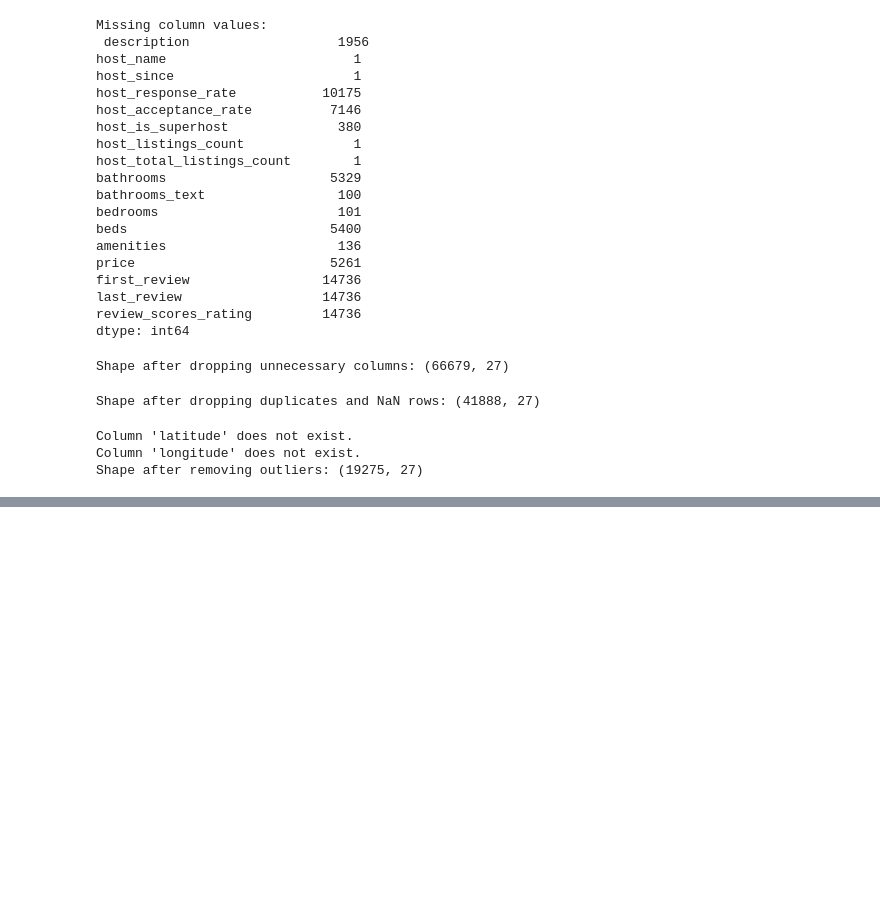
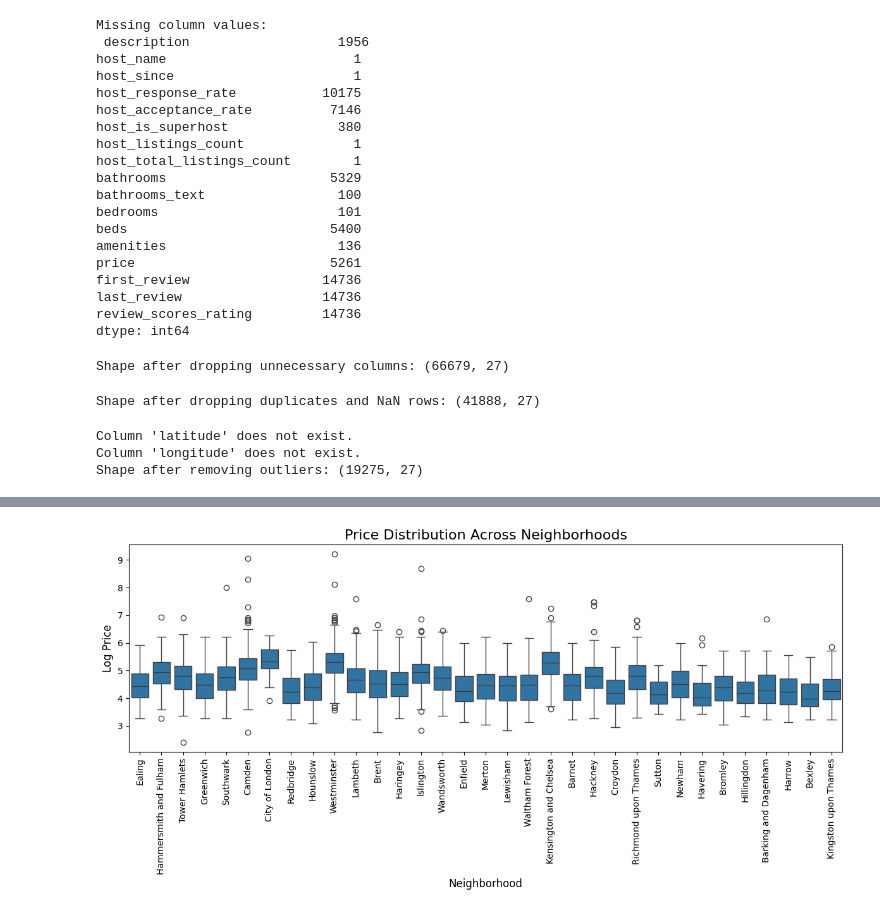
Before and after one commit to FP2003/AirBnB-Price-Prediction-System, a Jupyter notebook: fp100_jh851_solution.ipynb, the cells around one changed output, grey strips where cells are left out. Drawn from its saved outputs; the diff is of its cells as text; code cells hidden in the pictures; blank space fills up the shorter version.

```diff
--- a/fp100_jh851_solution.ipynb
+++ b/fp100_jh851_solution.ipynb
@@ -179,0 +198,22 @@ print(df.head())
+# %%
+# Prices Across Neighborhoods
+
+# Size of the graph
+plt.figure(figsize=(12, 6))
+
+# Boxplot prices across neighbourhood
+sns.boxplot(data=df, x='neighbourhood', y='price_log')
+
+# Read it horizontally
+plt.xticks(rotation=90)
+
+# Add labels and title
+plt.title('Price Distribution Across Neighborhoods', fontsize=16)
+plt.xlabel('Neighborhood', fontsize=12)
+plt.ylabel('Log Price', fontsize=12)
+
+# Show the plot
+plt.tight_layout()
+plt.show()
+# %% [output]
+[figure, added]
```
Also changed, not shown: parts of 2 cells of this notebook.
